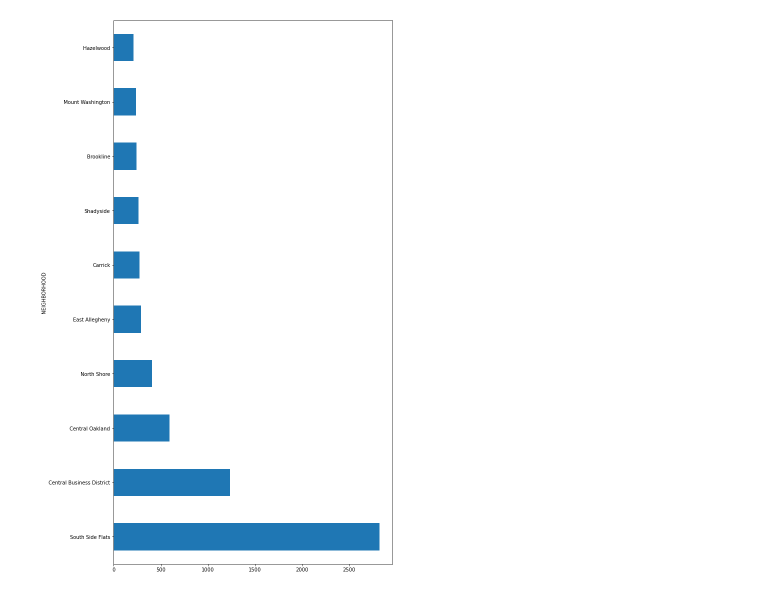
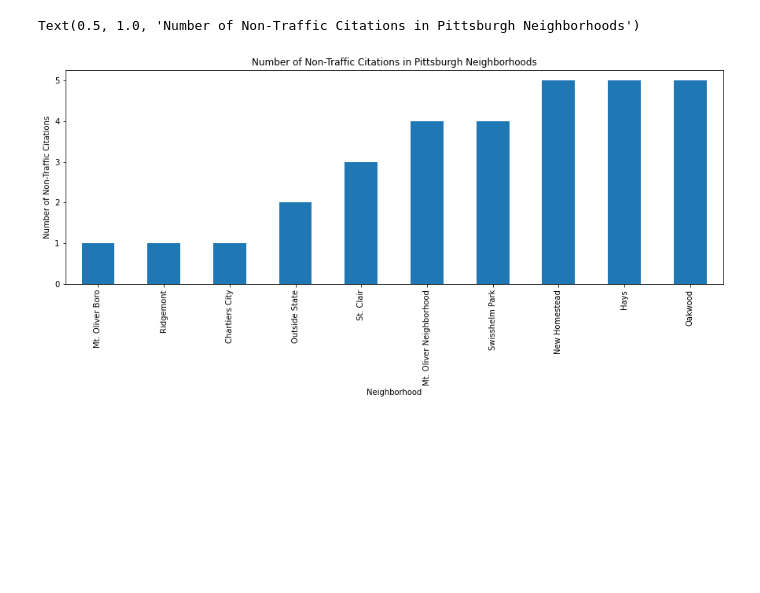
Before and after one commit to kevinjcorcoran/Final_Project, a Jupyter notebook: Safety.ipynb, the cells around one changed output. Cells and saved outputs as stored; diff of their text form; code cells hidden in the pictures; blank space fills up the shorter version.

```diff
--- a/Safety.ipynb
+++ b/Safety.ipynb
@@ -60,4 +45,9 @@ graph
-# %%
-graph = ntc_graphsort[0:10].plot.barh(y="OFFENSES",figsize=(10,20), legend=None)
-# %% [output]
-[figure, removed]
+# %%
+# graph of just the top 10 neighborhoods with least number of non-traffic citations
+topten = ntc_nbhd[:10].plot(kind="bar", figsize=(15,5),legend=None)
+topten.set_ylabel("Number of Non-Traffic Citations")
+topten.set_xlabel("Neighborhood")
+topten.set_title("Number of Non-Traffic Citations in Pittsburgh Neighborhoods")
+# %% [output]
+Text(0.5, 1.0, 'Number of Non-Traffic Citations in Pittsburgh Neighborhoods')
+[figure, added]
```
Also changed, not shown: parts of 8 cells of this notebook.
